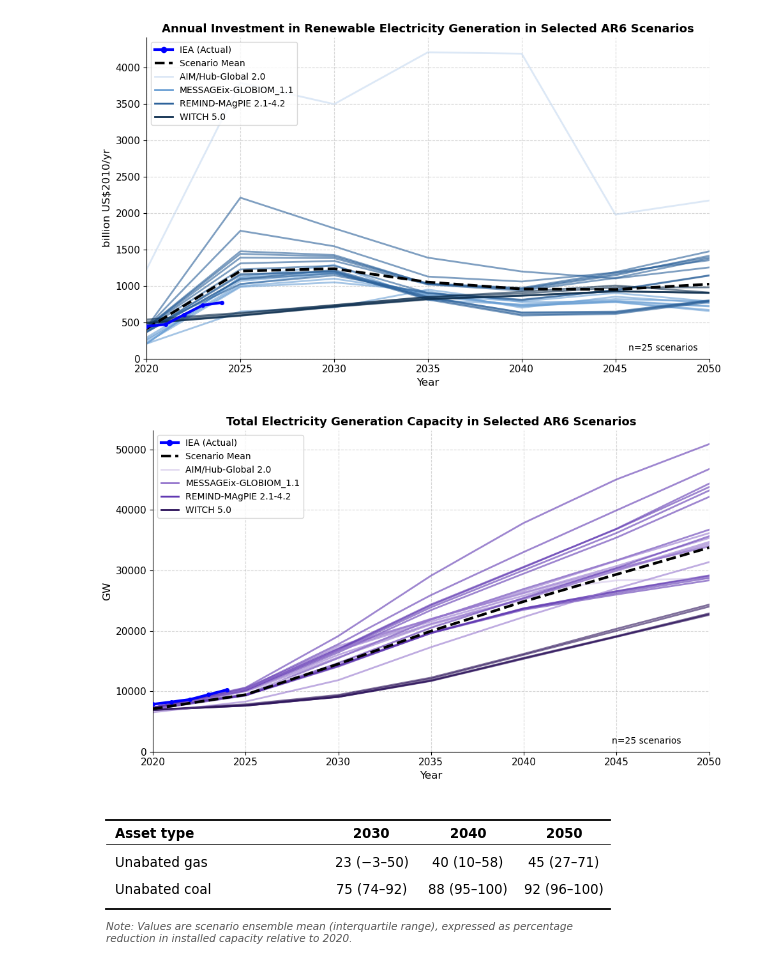
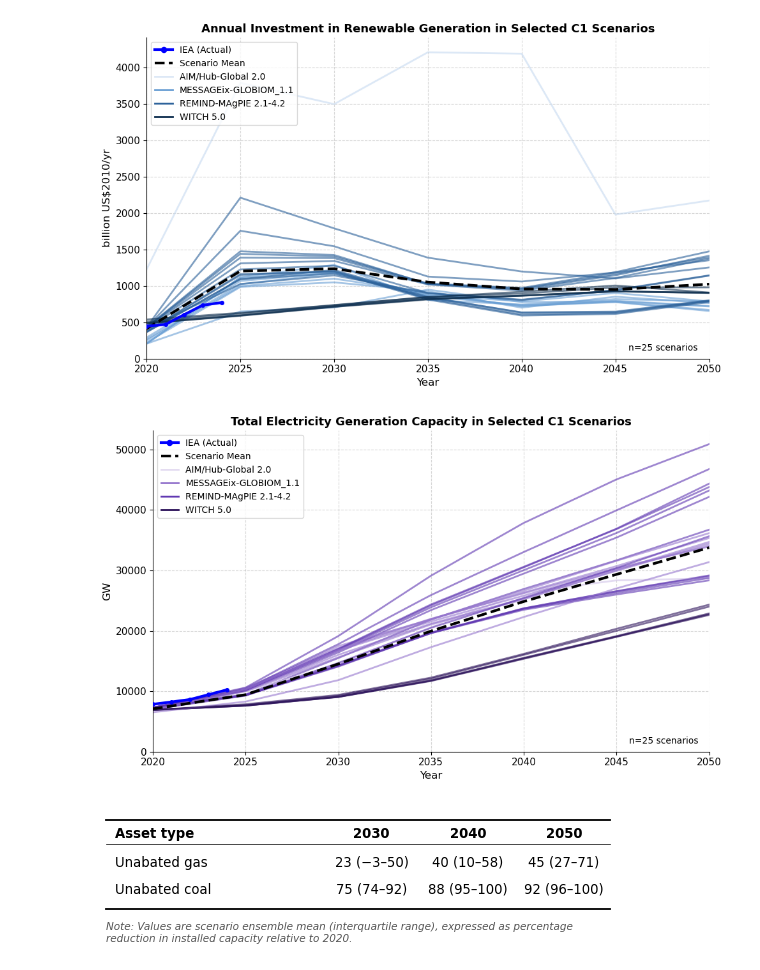
Before and after one commit to parkercaswell47/MSc_Py, a Jupyter notebook: Assessment2FiguresV2.1.ipynb, the cells around one changed output. Saved outputs shown, nothing was run; the diff lists cells and outputs as text; code cells hidden in the pictures.

```diff
--- a/Assessment2FiguresV2.1.ipynb
+++ b/Assessment2FiguresV2.1.ipynb
@@ -423,35 +422,35 @@ for model in MODEL_COLORS:
         swatch_alpha = min(SCENARIO_ALPHA * n, 1.0)
         swatch_color = get_greyed_color(MODEL_COLORS[model], alpha=swatch_alpha, mix_ratio=GREY_MIX_RATIO)
         legend_elements.append(Line2D([0], [0], color=swatch_color, lw=LINE_WIDTH, label=model))
 
 if SHOW_SHADED_REGION:
     legend_elements.append(mpatches.Patch(color=SHADING_COLOR, alpha=SHADING_ALPHA, label='25th-75th Percentile'))
 
 # --- Formatting ---
 unit = df['Unit'].iloc[0]
-plt.title('Annual Investment in Renewable Electricity Generation in Selected AR6 Scenarios', fontsize=13, fontweight='bold')
+plt.title('Annual Investment in Renewable Generation in Selected C1 Scenarios', fontsize=13, fontweight='bold')
 plt.xlabel('Year', fontsize=12)
 plt.ylabel(unit, fontsize=12)
 
 # Specific X-ticks only every 5 years
 plt.xticks(ticks_years, fontsize=11)
 plt.yticks(fontsize=11)
 plt.xlim(X_START, X_END)
 plt.ylim(bottom=0)
 plt.grid(True, linestyle='--', alpha=0.5)
 
 plt.gca().spines['top'].set_visible(False)
 plt.gca().spines['right'].set_visible(False)
 
 plt.legend(handles=legend_elements, loc='upper left', fontsize=10)
 plt.annotate(f'n={len(scenarios_df)} scenarios', xy=(0.98, 0.02), xycoords='axes fraction',
              fontsize=10, color='black', ha='right', va='bottom')
 
 plt.tight_layout()
 plt.savefig('RE_investment_fixed.svg', format='svg', bbox_inches='tight', transparent=True)
 plt.show()
 # %% [output]
-[figure, old version]
+[figure, new version]
 # %%
 import pandas as pd
 import matplotlib.pyplot as plt
@@ -544,7 +543,7 @@ if SHOW_SHADED_REGION:
 
 # --- Formatting ---
 unit = df['Unit'].iloc[0]
-plt.title('Total Electricity Generation Capacity in Selected AR6 Scenarios', fontsize=13, fontweight='bold')
+plt.title('Total Electricity Generation Capacity in Selected C1 Scenarios', fontsize=13, fontweight='bold')
 plt.xlabel('Year', fontsize=12)
 plt.ylabel(unit, fontsize=12)
 
@@ -560,14 +559,14 @@ plt.gca().spines['right'].set_visible(False)
 
 # Positioned legend upper left for growth curves
 plt.legend(handles=legend_elements, loc='upper left', fontsize=10)
-plt.annotate(f'n={len(scenarios_df)} scenarios', xy=(0.95, 0.02), xycoords='axes fraction',
+plt.annotate(f'n={len(scenarios_df)} scenarios', xy=(0.98, 0.02), xycoords='axes fraction',
              fontsize=10, color='black', ha='right', va='bottom')
 
 plt.tight_layout()
-plt.savefig('total_capacity_with_IEA.png', dpi=300, bbox_inches='tight')
+plt.savefig('total_capacity_with_IEA.svg', format='svg', bbox_inches='tight', transparent=True)
 plt.show()
 # %% [output]
-[figure, old version]
+[figure, new version]
 # %%
 import pandas as pd
 import matplotlib.pyplot as plt
```
Also changed, not shown: parts of 5 cells of this notebook, 10 other files.
